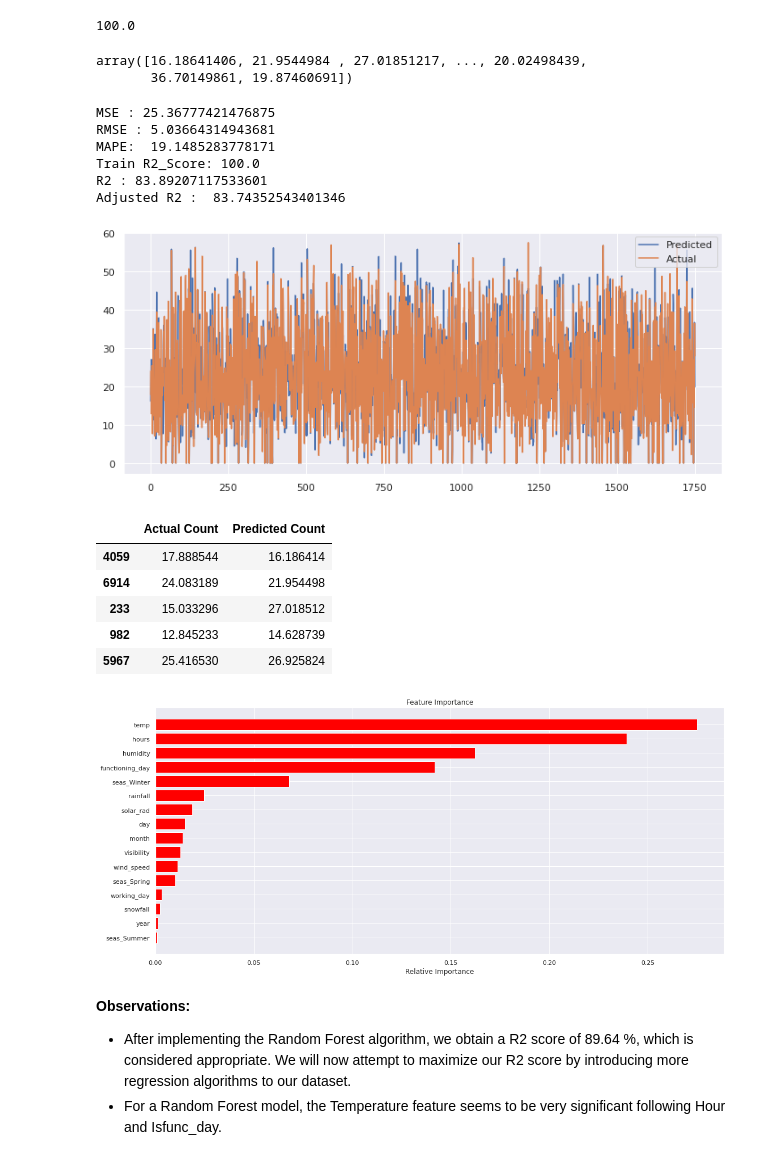
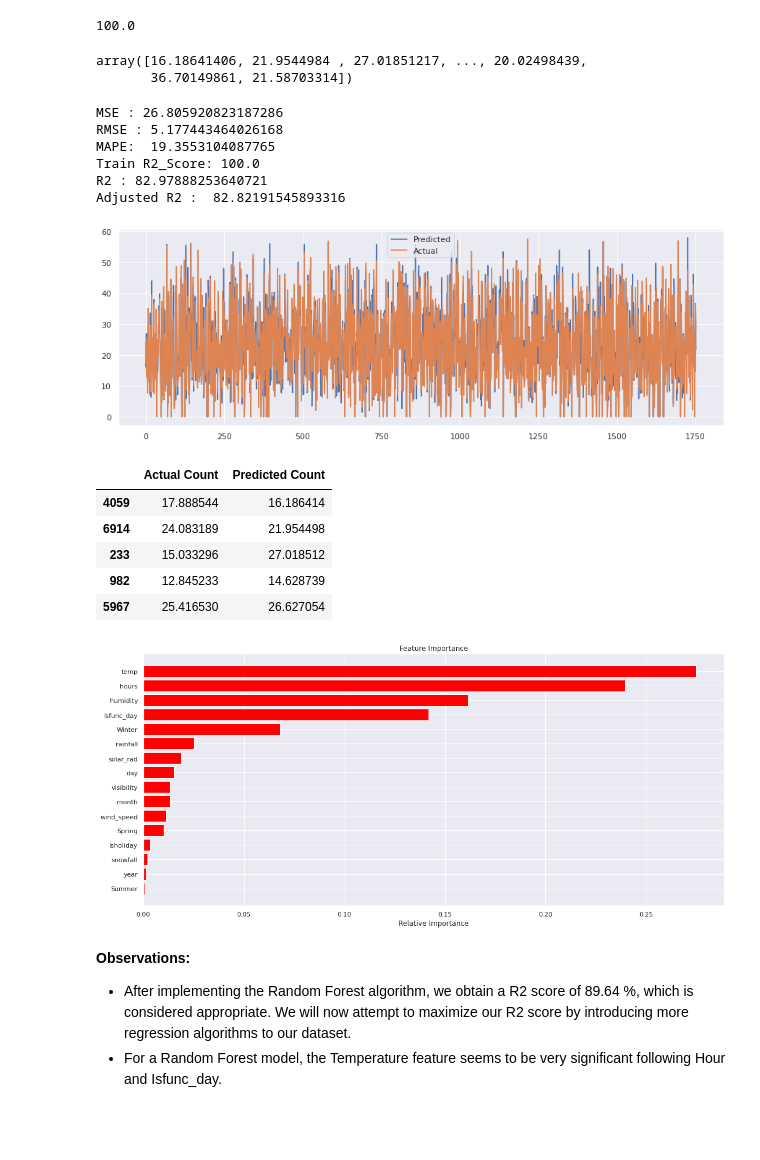
Before and after one commit to handetushar/Bike-Sharing-Demand-Prediction, a Jupyter notebook: Bike_Sharing_Demand_Prediction_Capstone_Project.ipynb, the cells around one changed output. Saved outputs shown, nothing was run; the diff lists cells and outputs as text; code cells hidden in the pictures; blank space fills up the shorter version.

```diff
--- a/Bike_Sharing_Demand_Prediction_Capstone_Project.ipynb
+++ b/Bike_Sharing_Demand_Prediction_Capstone_Project.ipynb
@@ -644,13 +639,12 @@ funday_df=pd.get_dummies(df['Functioning Day'], prefix='fun_day', drop_first='Tr
 # %%
-#Mapping the Variables
-#df['Isfunc_day']=df['Functioning Day'].map({'Yes':1,'No':0})
-#df['Isholiday']=df['Holiday'].map({'No Holiday':0,'Holiday':1})
+# Lable encoding
+df['Isfunc_day']=df['Functioning Day'].map({'Yes':1,'No':0})
+df['Isholiday']=df['Holiday'].map({'No Holiday':0,'Holiday':1})
 # %%
 #Converting column Seasons into dummy variables
-#seasons=pd.get_dummies(df['Seasons'],drop_first=True)
-#df=pd.concat([df,seasons],axis='columns')
+seasons=pd.get_dummies(df['Seasons'], drop_first=True)
 # %%
-new_df=pd.concat([df,seasons_df, holiday_df, funday_df], axis=1)
+new_df=pd.concat([df,seasons], axis=1)
 # %%
 #drop categorical features now
 new_df.drop(['Date', 'Seasons', 'Holiday','Functioning Day'],axis=1, inplace=True)
@@ -667,7 +661,7 @@ Index(['Rented Bike Count', 'Hour', 'Temperature(°C)', 'Humidity(%)',
 # Rename the columns in the proper format
 new_df=new_df.rename(columns={'Rented Bike Count':'bike_count','Hour':'hours','Temperature(°C)':'temp', 'Humidity(%)':'humidity',
                               'Wind speed (m/s)':'wind_speed', 'Visibility (10m)':'visibility','Solar Radiation (MJ/m2)':'solar_rad', 'Rainfall(mm)':'rainfall',
-                              'Snowfall (cm)':'snowfall','No Holiday':'working_day','fun_day_Yes':'functioning_day' })
+                              'Snowfall (cm)':'snowfall'})
 # %%
 #Display first five rows
 new_df.head()
@@ -1093,7 +1087,7 @@ y_pred_dt=dt_regressor.predict(X_test)
 y_pred_dt
 # %% [output]
 array([16.18641406, 21.9544984 , 27.01851217, ..., 20.02498439,
-       36.70149861, 19.87460691])
+       36.70149861, 21.58703314])
 # %%
 #Regression Evaluation Metrics for Decision Tree
 #Calculating MSE, RMSE, r2_score and Adjusted_r2
@@ -1112,21 +1106,21 @@ r2_dt = r2_score((y_test), (y_pred_dt))*100
 print("\033[1mR2\033[0m :" ,r2_dt)
 print("\033[1mAdjusted R2\033[0m : ",(1-(1-r2_score((y_test), (y_pred_dt)))*((X_test.shape[0]-1)/(X_test.shape[0]-X_test.shape[1]-1)))*100)
 # %% [output]
-MSE : 25.36777421476875
-RMSE : 5.03664314943681
-MAPE:  19.1485283778171
+MSE : 26.805920823187286
+RMSE : 5.177443464026168
+MAPE:  19.3553104087765
 Train R2_Score: 100.0
-R2 : 83.89207117533601
-Adjusted R2 :  83.74352543401346
+R2 : 82.97888253640721
+Adjusted R2 :  82.82191545893316
 # %%
 #Check performance of the model through plot.
-plt.figure(figsize=(12,5))
+plt.figure(figsize=(15,5))
 plt.plot((y_pred_dt))
 plt.plot((np.array(y_test)))
 plt.legend(["Predicted","Actual"])
 plt.show()
 # %% [output]
-[figure, old version]
+[figure, new version]
 # %%
 #Compairing predicted data with original data.
 test_df['Predicted Count'] = y_pred_dt
@@ -1138,7 +1132,7 @@ dt_df.head(5)
 | 6914 | 24.083189 | 21.954498 |
 | 233 | 15.033296 | 27.018512 |
 | 982 | 12.845233 | 14.628739 |
-| 5967 | 25.416530 | 26.925824 |
+| 5967 | 25.416530 | 26.627054 |
 # %%
 #Feature importance for Decision Tree.
 features = X_train_df.columns
@@ -1151,7 +1145,7 @@ plt.xlabel('Relative Importance')
 
 plt.show()
 # %% [output]
-[figure, old version]
+[figure, new version]
 # %% [markdown]
 **Observations:**
 
```
Also changed, not shown: parts of 33 cells of this notebook.
